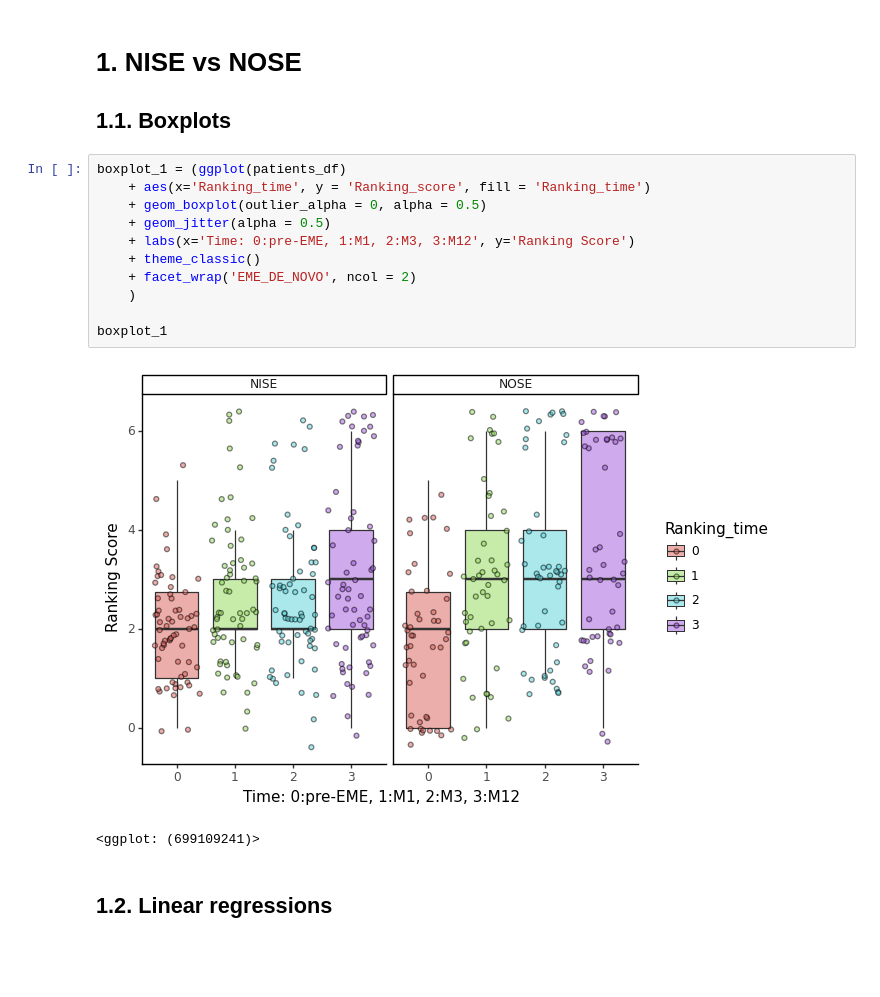
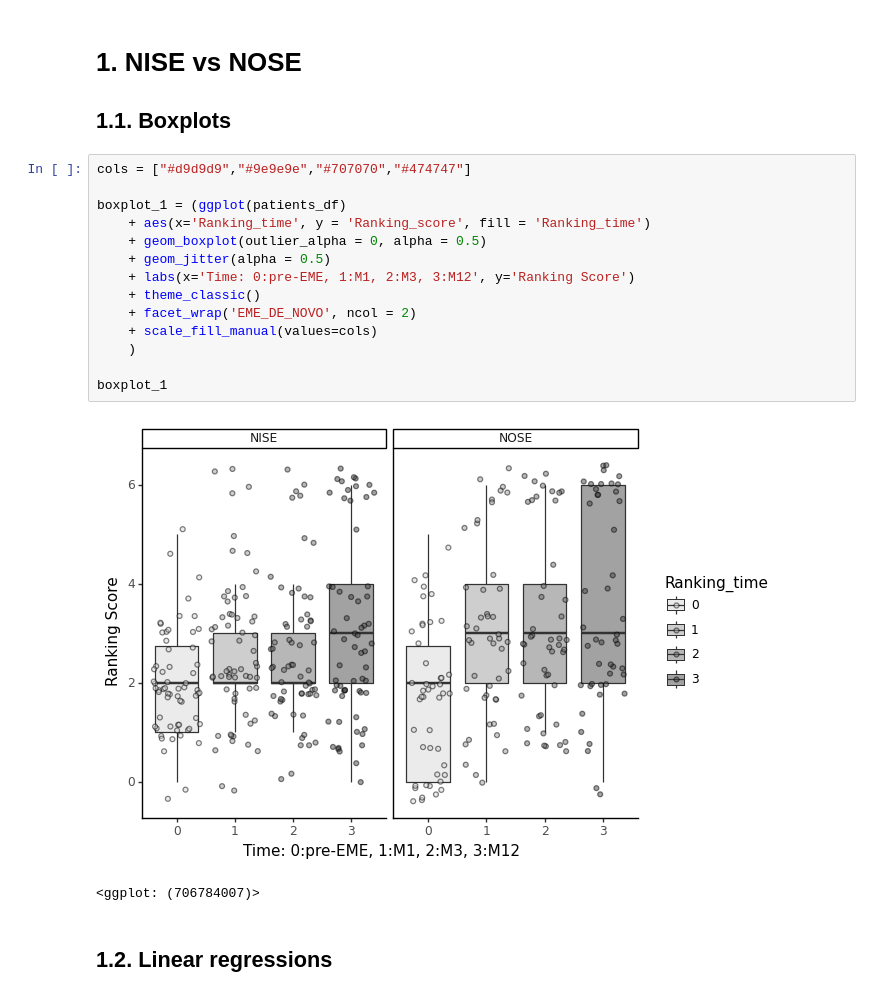
Before and after one commit to LudovicGardy/epicea_epilepsy, a Jupyter notebook: Epicea_2022.ipynb, the cells around one changed output. Saved outputs shown, nothing was run; the diff lists cells and outputs as text; blank space fills up the shorter version.

```diff
--- a/Epicea_2022.ipynb
+++ b/Epicea_2022.ipynb
@@ -59,19 +101,22 @@ patients_df['Ranking_time'][patients_df['Ranking_time'] == "M12"] = np.int64(3)
 # 1. NISE vs NOSE
 ## 1.1. Boxplots
 # %%
+cols = ["#d9d9d9","#9e9e9e","#707070","#474747"]
+
 boxplot_1 = (ggplot(patients_df)
     + aes(x='Ranking_time', y = 'Ranking_score', fill = 'Ranking_time')
     + geom_boxplot(outlier_alpha = 0, alpha = 0.5)
     + geom_jitter(alpha = 0.5)
     + labs(x='Time: 0:pre-EME, 1:M1, 2:M3, 3:M12', y='Ranking Score')
     + theme_classic()
     + facet_wrap('EME_DE_NOVO', ncol = 2)
+    + scale_fill_manual(values=cols)
     )
 
 boxplot_1
 # %% [output]
-[figure, old version]
+[figure, new version]
-<ggplot: (699109241)>
+<ggplot: (706784007)>
 # %% [markdown]
 ## 1.2. Linear regressions
 # %%
```
Also changed, not shown: parts of 16 cells of this notebook.
